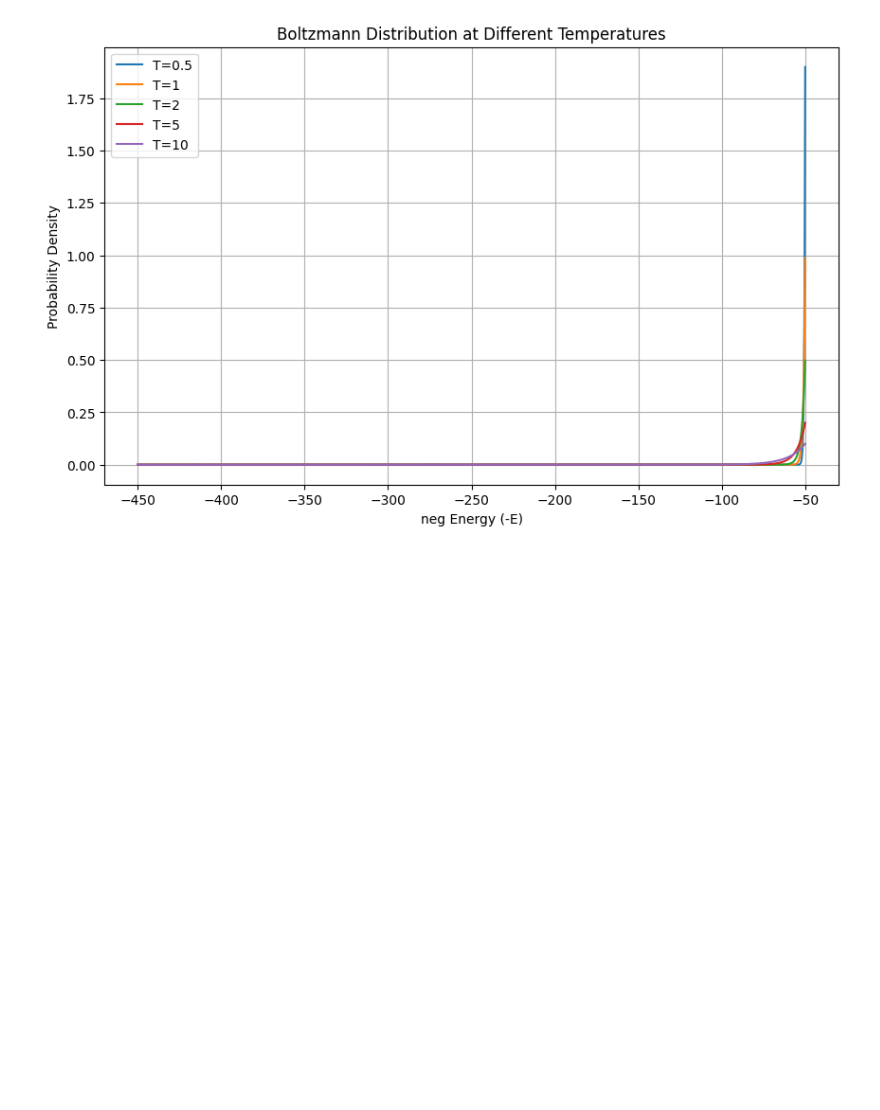
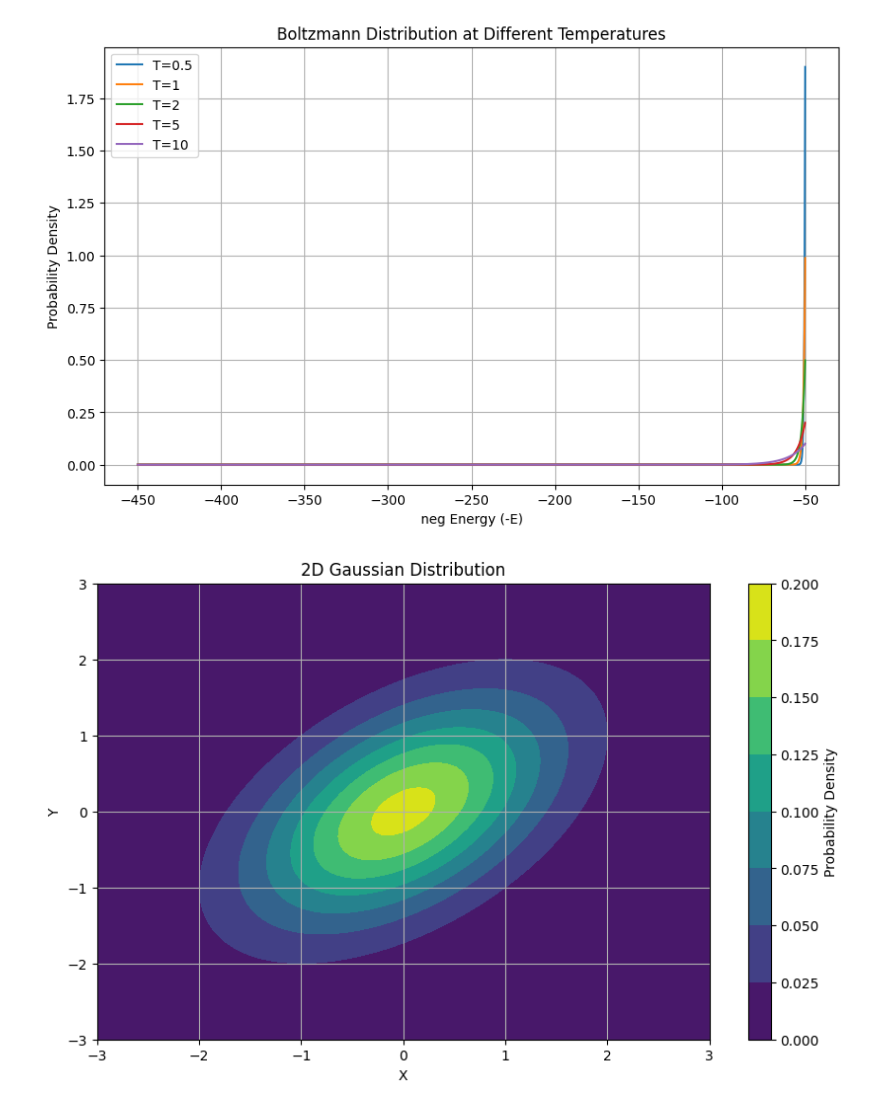
Before and after one commit to BurgerAndreas/meta-sampler, a Jupyter notebook: dem/notebooks/act.ipynb, the cells around one changed output. Cells and saved outputs as stored; diff of their text form; code cells hidden in the pictures; blank space fills up the shorter version.

```diff
--- a/dem/notebooks/act.ipynb
+++ b/dem/notebooks/act.ipynb
@@ -240,3 +246,100 @@ plt.grid(True)
 plt.show()
 # %% [output]
 [figure]
+# %%
+import numpy as np
+import matplotlib.pyplot as plt
+from matplotlib import cm
+from scipy.stats import multivariate_normal
+
+# Create a 2D grid
+x = np.linspace(-3, 3, 100)
+y = np.linspace(-3, 3, 100)
+X, Y = np.meshgrid(x, y)
+pos = np.dstack((X, Y))
+
+# Define a 2D Gaussian
+mean = [0, 0]
+cov = [[1, 0.5], [0.5, 1]]  # Covariance matrix with correlation
+gaussian = multivariate_normal(mean, cov)
+
+# Compute the PDF values
+Z = gaussian.pdf(pos)
+
+# Plot the 2D Gaussian
+plt.figure(figsize=(10, 6))
+plt.contourf(X, Y, Z, cmap=cm.viridis)
+plt.colorbar(label='Probability Density')
+plt.title('2D Gaussian Distribution')
+plt.xlabel('X')
+plt.ylabel('Y')
+plt.grid(True)
+plt.show()
+
+# Compute the Hessian of the Gaussian at each point on the grid
+def gaussian_hessian(x, y, cov_inv):
+    """Compute the Hessian matrix of a Gaussian at point (x,y)"""
+    # For a Gaussian, the Hessian is -p(x,y) * (cov_inv - cov_inv @ [x,y] @ [x,y]^T @ cov_inv)
+    # But for simplicity, we'll just return -cov_inv * p(x,y) as the main component
+    p = gaussian.pdf(np.array([x, y]))
+    return -p * cov_inv
+
+# Compute inverse covariance matrix
+cov_inv = np.linalg.inv(cov)
+
+# Compute eigenvalues of the Hessian at each grid point
+eigenvalues = np.zeros((len(x), len(y), 2))
+for i in range(len(x)):
+    for j in range(len(y)):
+        hessian = gaussian_hessian(x[i], y[j], cov_inv)
+        eig_vals, _ = np.linalg.eig(hessian)
+        eigenvalues[i, j] = eig_vals
+
+# Plot the maximum eigenvalue of the Hessian
+plt.figure(figsize=(10, 6))
+max_eig = np.max(np.abs(eigenvalues), axis=2)
+plt.contourf(X, Y, max_eig, cmap=cm.coolwarm)
+plt.colorbar(label='Maximum Eigenvalue Magnitude')
+plt.title('Maximum Eigenvalue of Hessian')
+plt.xlabel('X')
+plt.ylabel('Y')
+plt.grid(True)
+plt.show()
+
+# Plot the log of the Gaussian
+plt.figure(figsize=(10, 6))
+log_Z = np.log(Z)
+plt.contourf(X, Y, log_Z, cmap=cm.plasma)
+plt.colorbar(label='Log Probability Density')
+plt.title('Log of 2D Gaussian Distribution')
+plt.xlabel('X')
+plt.ylabel('Y')
+plt.grid(True)
+plt.show()
+
+# Compute the Hessian of the log Gaussian at each point on the grid
+def log_gaussian_hessian(x, y, cov_inv):
+    """Compute the Hessian matrix of the log of a Gaussian at point (x,y)"""
+    # For a log Gaussian, the Hessian is simply -cov_inv
+    return -cov_inv
+
+# Compute eigenvalues of the log Gaussian Hessian at each grid point
+eigenvalues_log = np.zeros((len(x), len(y), 2))
+for i in range(len(x)):
+    for j in range(len(y)):
+        hessian = log_gaussian_hessian(x[i], y[j], cov_inv)
+        eig_vals, _ = np.linalg.eig(hessian)
+        eigenvalues_log[i, j] = eig_vals
+
+# Plot the maximum eigenvalue of the log Gaussian Hessian
+plt.figure(figsize=(10, 6))
+max_eig_log = np.max(np.abs(eigenvalues_log), axis=2)
+plt.contourf(X, Y, max_eig_log, cmap=cm.coolwarm)
+plt.colorbar(label='Maximum Eigenvalue Magnitude')
+plt.title('Maximum Eigenvalue of Log Gaussian Hessian')
+plt.xlabel('X')
+plt.ylabel('Y')
+plt.grid(True)
+plt.show()
+# %% [output]
+[figure, added]
```
Also changed, not shown: parts of 7 cells of this notebook, 6 other files.
